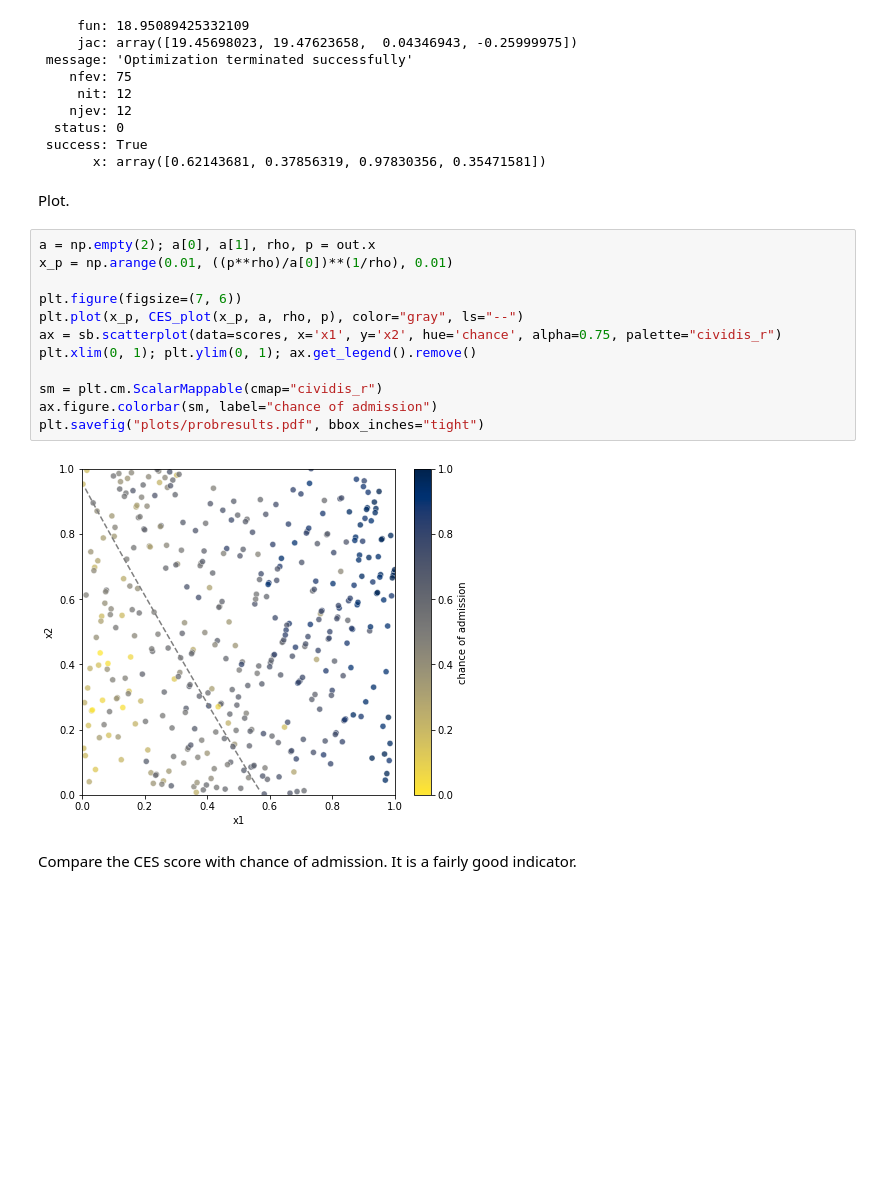
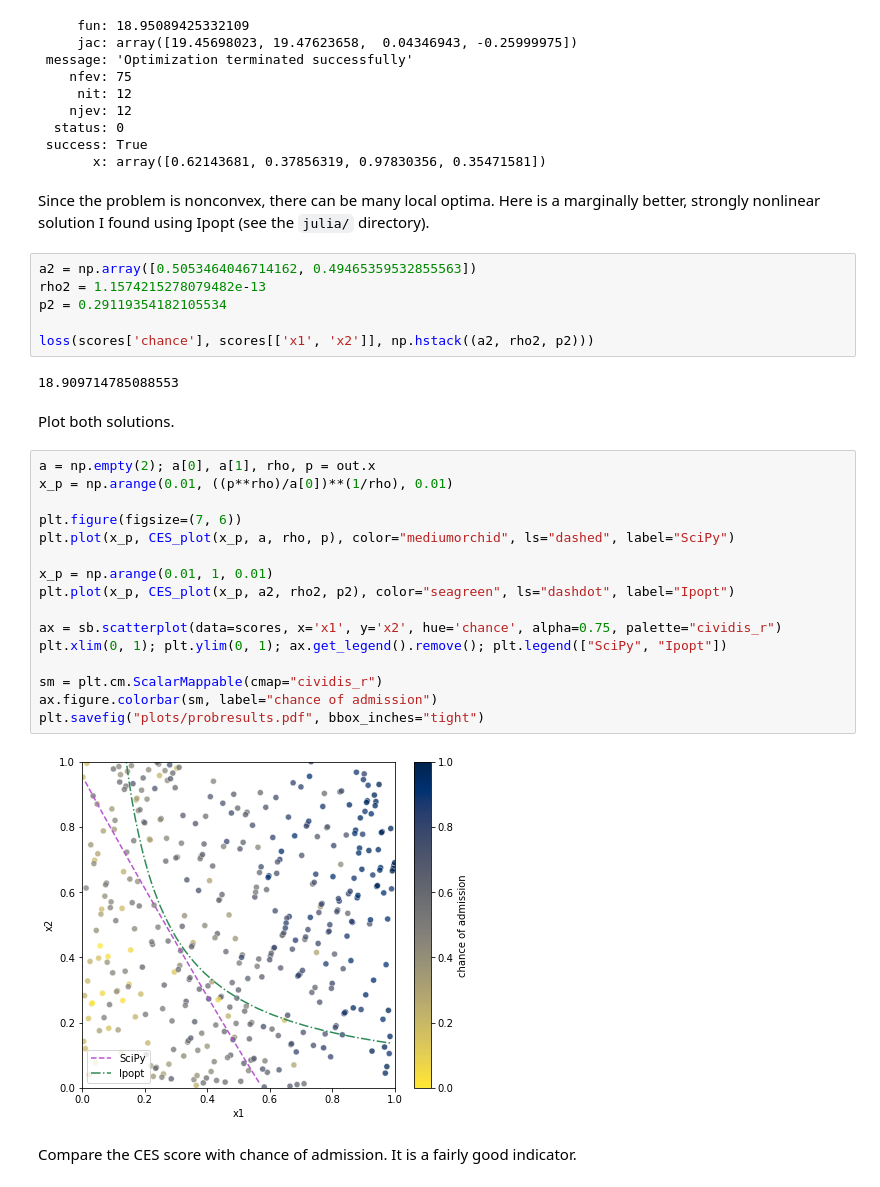
Before and after one commit to maxkapur/SchoolAssessFnRevOpt, a Jupyter notebook: _ReverseOptimizationSchoolAssessment.ipynb, the cells around one changed output. Cells and saved outputs as stored; diff of their text form; blank space fills up the shorter version.

```diff
--- a/_ReverseOptimizationSchoolAssessment.ipynb
+++ b/_ReverseOptimizationSchoolAssessment.ipynb
@@ -259,22 +261,36 @@ print(out)
   status: 0
  success: True
        x: array([0.62143681, 0.37856319, 0.97830356, 0.35471581])
+# %% [markdown]
+Since the problem is nonconvex, there can be many local optima. Here is a marginally better, strongly nonlinear solution I found using Ipopt (see the `julia/` directory).
+# %%
+a2 = np.array([0.5053464046714162, 0.49465359532855563])
+rho2 = 1.1574215278079482e-13
+p2 = 0.29119354182105534
+
+loss(scores['chance'], scores[['x1', 'x2']], np.hstack((a2, rho2, p2)))
+# %% [output]
+18.909714785088553
 # %% [markdown]
-Plot.
+Plot both solutions.
 # %%
 a = np.empty(2); a[0], a[1], rho, p = out.x
 x_p = np.arange(0.01, ((p**rho)/a[0])**(1/rho), 0.01)
 
 plt.figure(figsize=(7, 6))
-plt.plot(x_p, CES_plot(x_p, a, rho, p), color="gray", ls="--")
+plt.plot(x_p, CES_plot(x_p, a, rho, p), color="mediumorchid", ls="dashed", label="SciPy")
+
+x_p = np.arange(0.01, 1, 0.01)
+plt.plot(x_p, CES_plot(x_p, a2, rho2, p2), color="seagreen", ls="dashdot", label="Ipopt")
+
 ax = sb.scatterplot(data=scores, x='x1', y='x2', hue='chance', alpha=0.75, palette="cividis_r")
-plt.xlim(0, 1); plt.ylim(0, 1); ax.get_legend().remove()
+plt.xlim(0, 1); plt.ylim(0, 1); ax.get_legend().remove(); plt.legend(["SciPy", "Ipopt"])
 
 sm = plt.cm.ScalarMappable(cmap="cividis_r")
 ax.figure.colorbar(sm, label="chance of admission")
 plt.savefig("plots/probresults.pdf", bbox_inches="tight")
 # %% [output]
-[figure, old version]
+[figure, new version]
 # %% [markdown]
 Compare the CES score with chance of admission. It is a fairly good indicator.
 # %%
```
Also changed, not shown: parts of 4 cells of this notebook, 5 other files.
